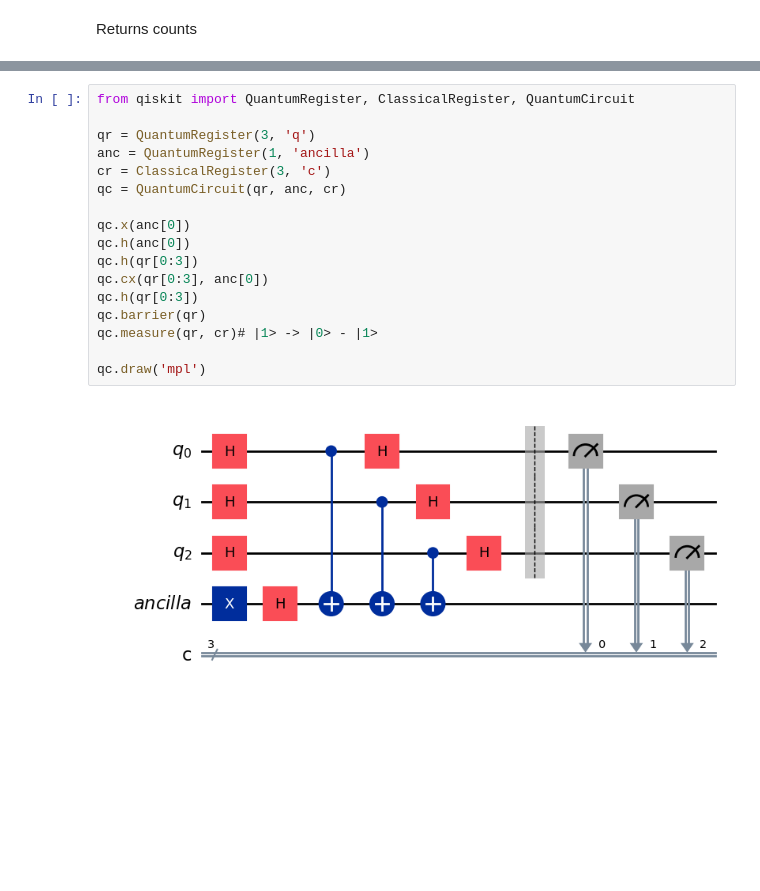
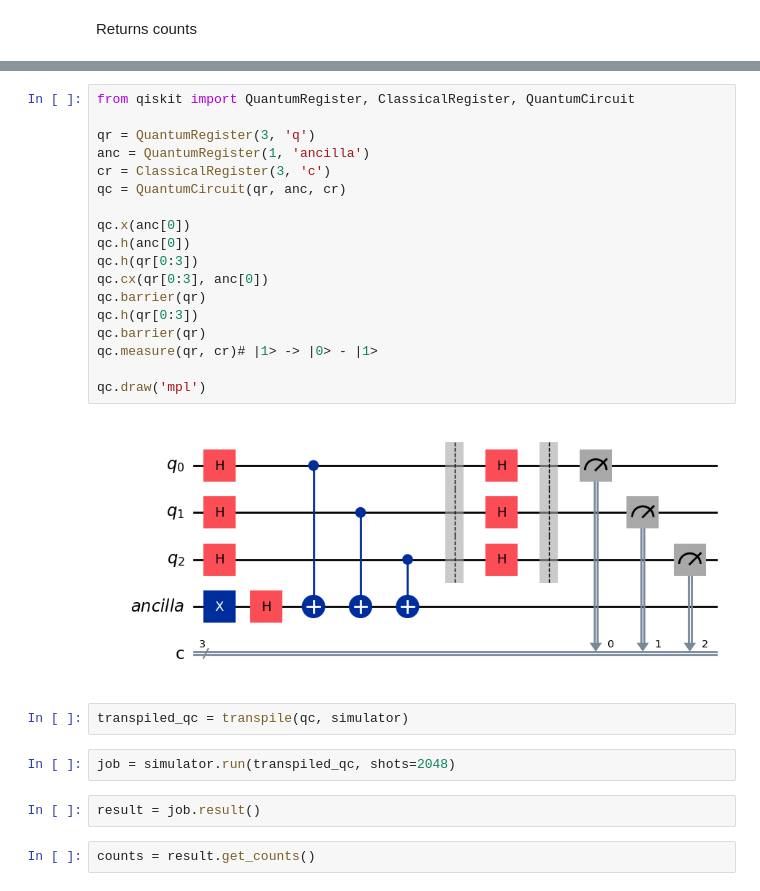
Before and after one commit to iitis/AkademiaSztukiKwantowej, a Jupyter notebook: szkolenie-perceptron/00-getting-started.ipynb, the cells around one changed output, grey strips where cells are left out. Saved outputs shown, nothing was run; the diff lists cells and outputs as text; blank space fills up the shorter version.

```diff
--- a/szkolenie-perceptron/00-getting-started.ipynb
+++ b/szkolenie-perceptron/00-getting-started.ipynb
@@ -87,19 +86,28 @@ plot_histogram(counts) # |00> and |11> should have equal probability
 # %%
 from qiskit import QuantumRegister, ClassicalRegister, QuantumCircuit
 
 qr = QuantumRegister(3, 'q')
 anc = QuantumRegister(1, 'ancilla')
 cr = ClassicalRegister(3, 'c')
 qc = QuantumCircuit(qr, anc, cr)
 
 qc.x(anc[0])
 qc.h(anc[0])
 qc.h(qr[0:3])
 qc.cx(qr[0:3], anc[0])
+qc.barrier(qr)
 qc.h(qr[0:3])
 qc.barrier(qr)
 qc.measure(qr, cr)# |1> -> |0> - |1>
 
 qc.draw('mpl')
 # %% [output]
-[figure, old version]
+[figure, new version]
+# %%
+transpiled_qc = transpile(qc, simulator)
+# %%
+job = simulator.run(transpiled_qc, shots=2048)
+# %%
+result = job.result()
+# %%
+counts = result.get_counts()
```
Also changed, not shown: parts of 5 cells of this notebook, 5 other files.
